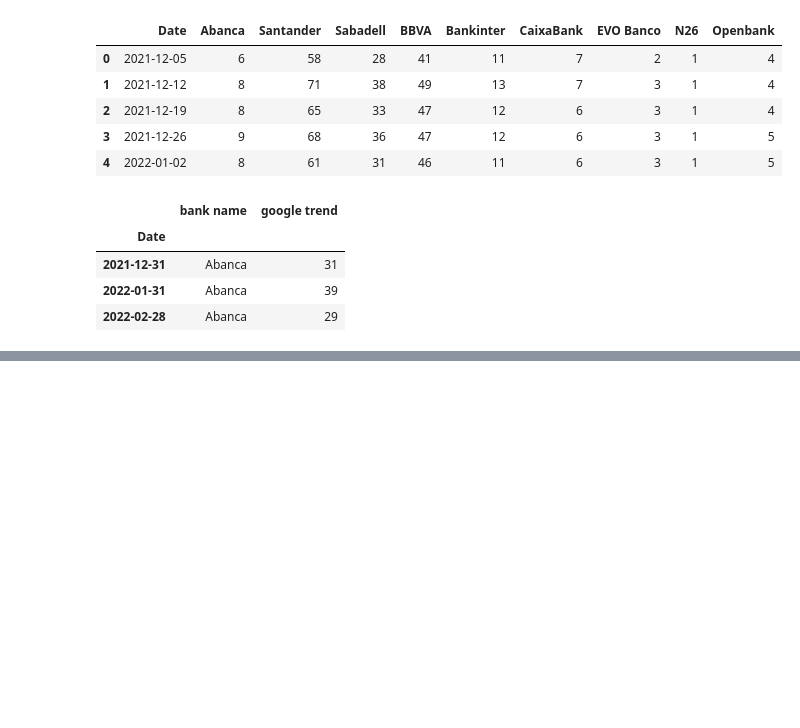
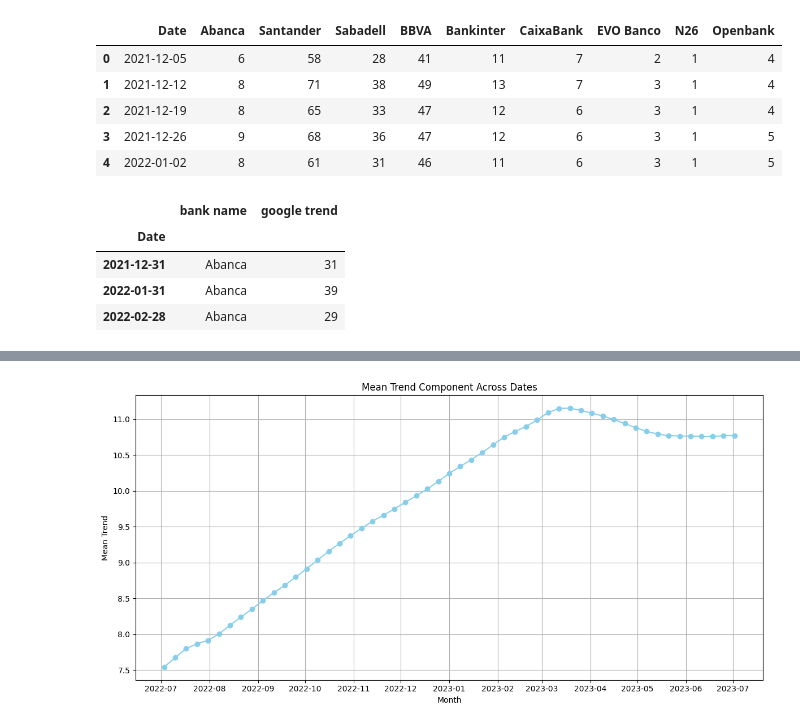
Before and after one commit to agbennett-bse/deloitte_digital_banking, a Jupyter notebook: deloitte_digital_banking/google-trend.ipynb, the cells around one changed output, grey strips where cells are left out. Saved outputs shown, nothing was run; the diff lists cells and outputs as text; code cells hidden in the pictures; blank space fills up the shorter version.

```diff
--- a/deloitte_digital_banking/google-trend.ipynb
+++ b/deloitte_digital_banking/google-trend.ipynb
@@ -42,0 +143,40 @@ long_monthly_google_df.head(3)
+# %%
+
+# Extract seasonal and trend components for further analysis if needed
+seasonal_effects = results.apply(lambda x: x[0])
+trend_effects = results.apply(lambda x: x[1])
+# %%
+# Transpose the DataFrame to have dates as the index
+trends_effect = trend_effects.T
+trends_effect.index = pd.to_datetime(trends_effect.index)
+
+# Calculate the mean trend across all banks for each date, ignoring NaNs
+excluded_banks = ['Santander', 'Sabadell', 'BBVA', 'Bankinter']
+filtered_trends_effect = trends_effect.drop(columns=excluded_banks)
+
+mean_trend = filtered_trends_effect.mean(axis=1, skipna=True)
+
+# Drop rows with NaN values in mean_trend
+mean_trend = mean_trend.dropna()
+
+# Plot the mean trend component
+plt.figure(figsize=(12, 6))
+plt.plot(mean_trend.index, mean_trend.values, marker='o', color='skyblue')
+
+# Format x-axis to show month and year, only the first day of each month
+months = mean_trend.index.to_period('M').unique().to_timestamp()
+
+# Show only the first day of each month on the x-axis
+plt.xticks(months, months.strftime('%Y-%m'))
+
+# Set up the plot details
+plt.title('Mean Trend Component Across Dates')
+plt.xlabel('Month')
+plt.ylabel('Mean Trend')
+plt.grid(True)
+
+# Adjust layout to ensure everything fits without overlapping
+plt.tight_layout()
+plt.show()
+# %% [output]
+[figure, added]
```
Also changed, not shown: parts of 13 cells of this notebook.
